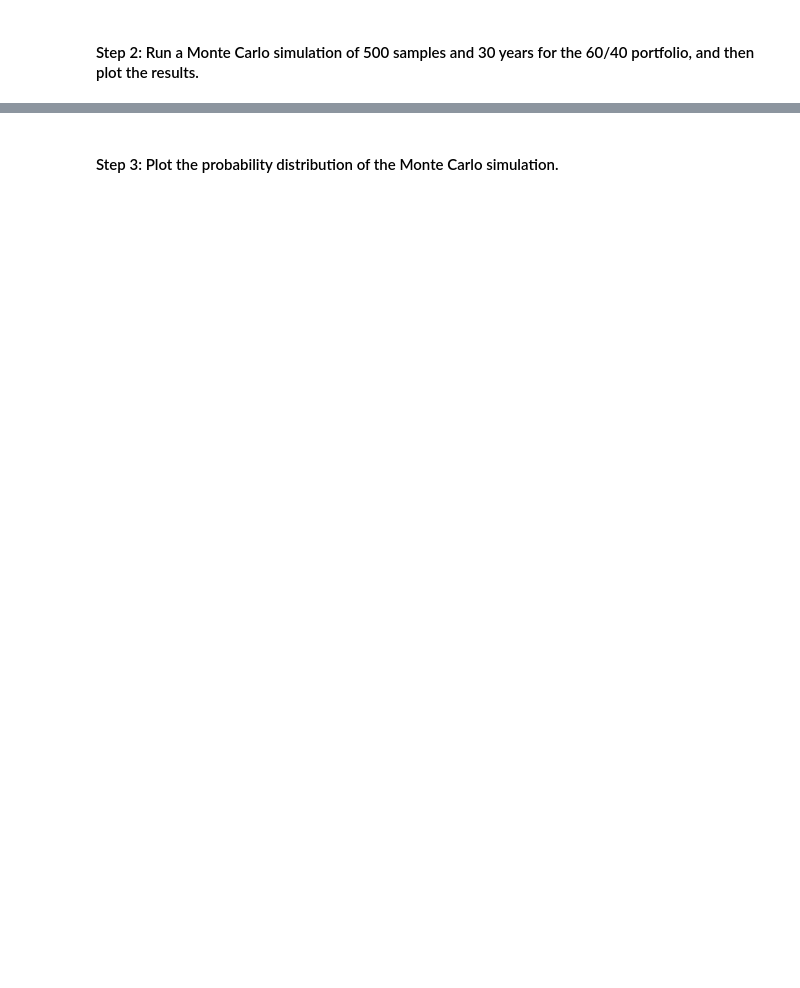
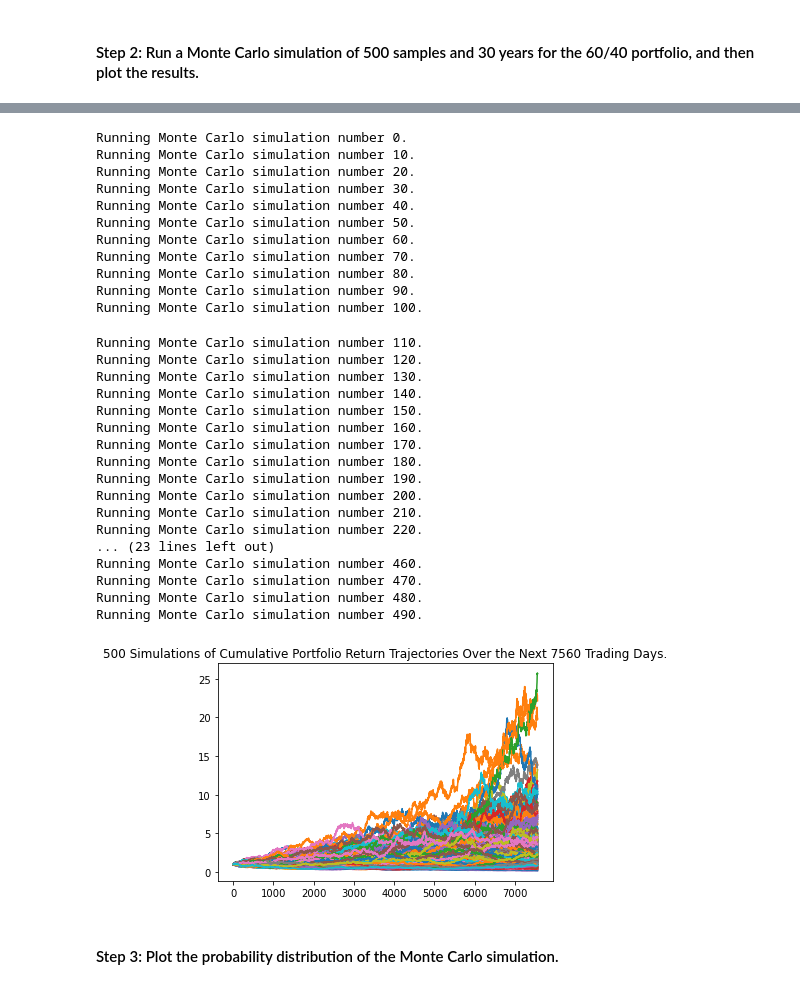
Before and after one commit to Arty-j/Financial_Planning_Tools, a Jupyter notebook: financial_planning_tools.ipynb, the cells around one changed output, grey strips where cells are left out. Drawn from its saved outputs; the diff is of its cells as text; code cells hidden in the pictures; blank space fills up the shorter version.

Commit message:
Ran MonteCarlo Simulation

```diff
--- a/financial_planning_tools.ipynb
+++ b/financial_planning_tools.ipynb
@@ -416,22 +430,22 @@ In this section, you’ll use the MCForecastTools library to create a Monte Carl
 # %%
 # Set start and end dates of 3 years back from your current date
 # Alternatively, you can use an end date of 2020-08-07 and work 3 years back from that date
-# YOUR CODE HERE
-# YOUR CODE HERE
+start_date = pd.Timestamp("2019-10-19", tz="America/New_York").isoformat()
+end_date = pd.Timestamp("2022-10-19", tz="America/New_York").isoformat()
 # %%
 # Use the Alpaca get_bars function to make the API call to get the 3 years worth of pricing data
 # The tickers and timeframe parameters should have been set in Part 1 of this activity
 # The start and end dates should be updated with the information set above
 # Remember to add the df property to the end of the call so the response is returned as a DataFrame
-# YOUR CODE HERE
+prices_df = alpaca.get_bars(tickers, timeframe, start=start_date, end=end_date).df
 
 # Reorganize the DataFrame
 # Separate ticker data
-# YOUR CODE HERE
-
+SPY = prices_df[prices_df["symbol"]=="SPY"].drop("symbol", axis=1)
+AGG = prices_df[prices_df["symbol"]=="AGG"].drop("symbol", axis=1)
 # Concatenate the ticker DataFrames
-# YOUR CODE HERE
+prices_df = pd.concat([SPY, AGG], axis=1, keys=["SPY", "AGG"])
 
 # Display both the first and last five rows of the DataFrame
-# YOUR CODE HERE
-# YOUR CODE HERE
+display(prices_df.head())
+prices_df.tail()
@@ -441,7 +472,7 @@ In this section, you’ll use the MCForecastTools library to create a Monte Carl
 # Configure the Monte Carlo simulation to forecast 30 years cumulative returns
 # The weights should be split 40% to AGG and 60% to SPY.
 # Run 500 samples.
-# YOUR CODE HERE
+MC_30yr = MCSimulation(portfolio_data = prices_df, weights = [.60,.40], num_simulation = 500, num_trading_days = 252*30)
 
 # Review the simulation input data
-# YOUR CODE HERE
+MC_30yr.portfolio_data.head()
@@ -451,7 +491,37 @@ In this section, you’ll use the MCForecastTools library to create a Monte Carl
 # %%
 # Visualize the 30-year Monte Carlo simulation by creating an
 # overlay line plot
-# YOUR CODE HERE
+MC_sim_line_plot = MC_30yr.plot_simulation()
+# %% [output]
+Running Monte Carlo simulation number 0.
+Running Monte Carlo simulation number 10.
+Running Monte Carlo simulation number 20.
+Running Monte Carlo simulation number 30.
+Running Monte Carlo simulation number 40.
+Running Monte Carlo simulation number 50.
+Running Monte Carlo simulation number 60.
+Running Monte Carlo simulation number 70.
+Running Monte Carlo simulation number 80.
+Running Monte Carlo simulation number 90.
+Running Monte Carlo simulation number 100.
+Running Monte Carlo simulation number 110.
+Running Monte Carlo simulation number 120.
+Running Monte Carlo simulation number 130.
+Running Monte Carlo simulation number 140.
+Running Monte Carlo simulation number 150.
+Running Monte Carlo simulation number 160.
+Running Monte Carlo simulation number 170.
+Running Monte Carlo simulation number 180.
+Running Monte Carlo simulation number 190.
+Running Monte Carlo simulation number 200.
+Running Monte Carlo simulation number 210.
+Running Monte Carlo simulation number 220.
+... (23 lines left out)
+Running Monte Carlo simulation number 460.
+Running Monte Carlo simulation number 470.
+Running Monte Carlo simulation number 480.
+Running Monte Carlo simulation number 490.
+[figure, added]
 # %% [markdown]
 #### Step 3: Plot the probability distribution of the Monte Carlo simulation.
 # %%
```
Also changed, not shown: parts of 11 cells of this notebook.
